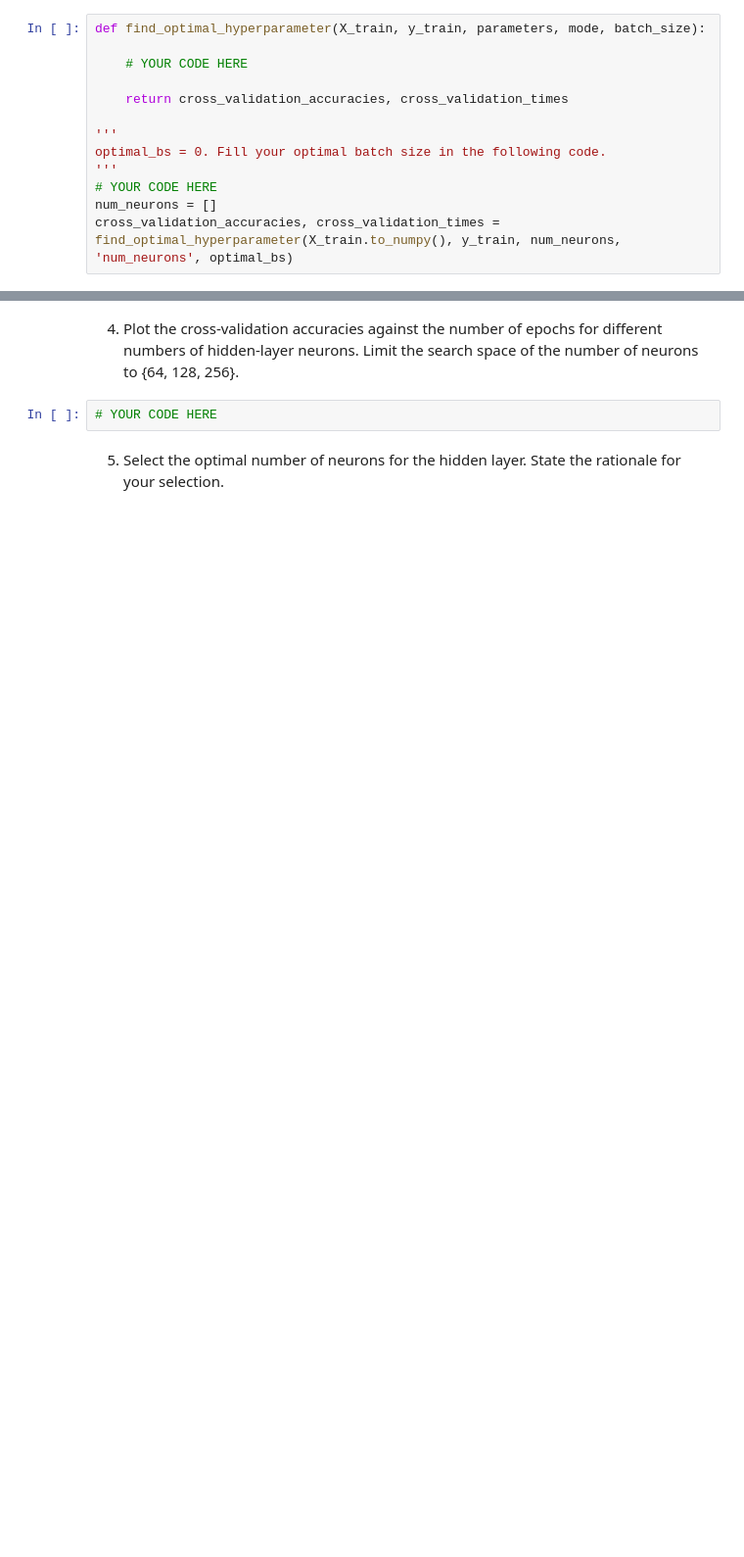
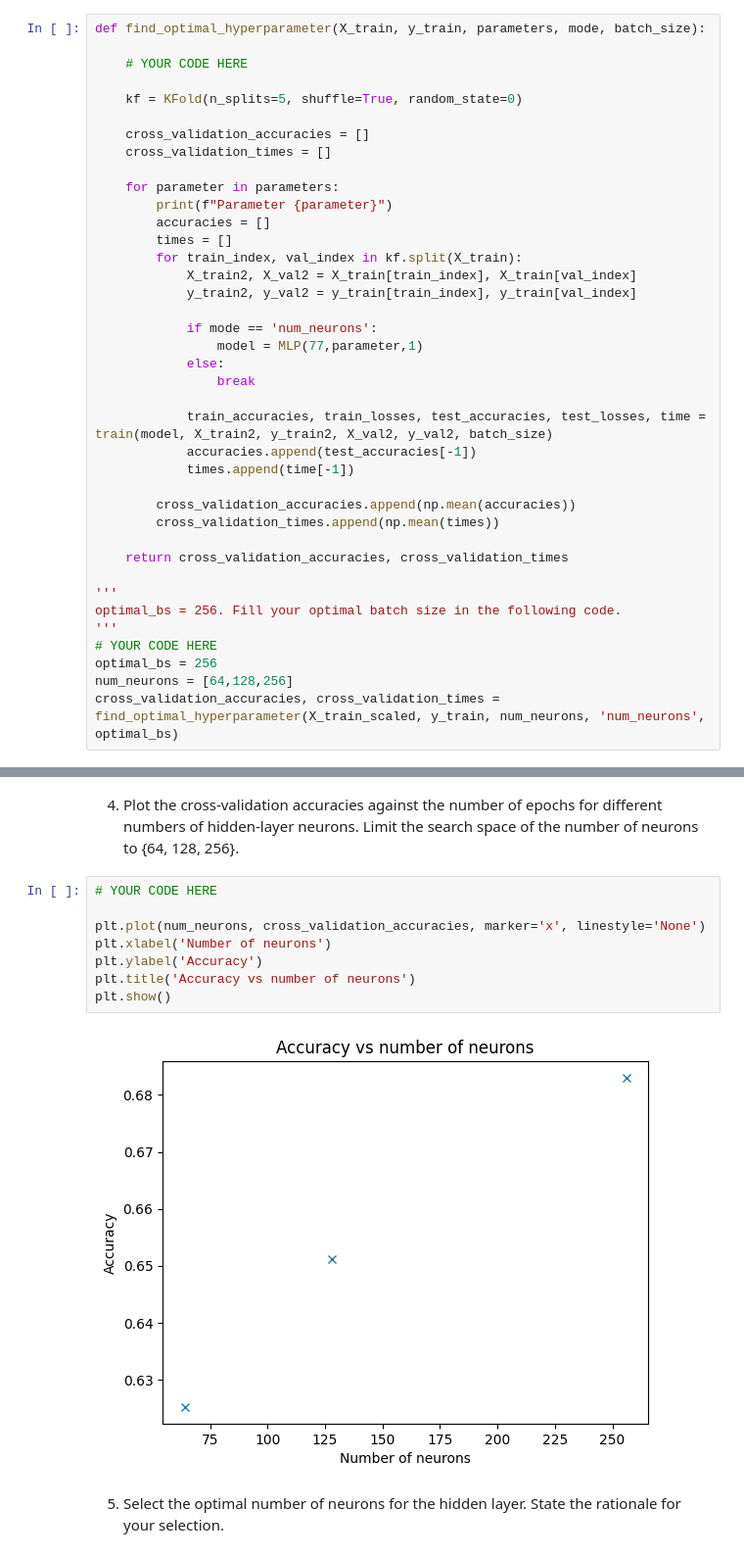
Before and after one commit to advaitbd/SC4001-Assignment, a Jupyter notebook: PartA_3.ipynb, the cells around one changed output, grey strips where cells are left out. Shown at 98% size. Cells and saved outputs as stored; diff of their text form; blank space fills up the shorter version.

```diff
--- a/PartA_3.ipynb
+++ b/PartA_3.ipynb
@@ -58,11 +152,37 @@ def find_optimal_hyperparameter(X_train, y_train, parameters, mode, batch_size):
 
     # YOUR CODE HERE
 
+    kf = KFold(n_splits=5, shuffle=True, random_state=0)
+
+    cross_validation_accuracies = []
+    cross_validation_times = []
+
+    for parameter in parameters:
+        print(f"Parameter {parameter}")
+        accuracies = []
+        times = []
+        for train_index, val_index in kf.split(X_train):
+            X_train2, X_val2 = X_train[train_index], X_train[val_index]
+            y_train2, y_val2 = y_train[train_index], y_train[val_index]
+
+            if mode == 'num_neurons':
+                model = MLP(77,parameter,1)
+            else:
+                break
+
+            train_accuracies, train_losses, test_accuracies, test_losses, time = train(model, X_train2, y_train2, X_val2, y_val2, batch_size)
+            accuracies.append(test_accuracies[-1])
+            times.append(time[-1])
+
+        cross_validation_accuracies.append(np.mean(accuracies))
+        cross_validation_times.append(np.mean(times))
+
     return cross_validation_accuracies, cross_validation_times
 
 '''
-optimal_bs = 0. Fill your optimal batch size in the following code.
+optimal_bs = 256. Fill your optimal batch size in the following code.
 '''
 # YOUR CODE HERE
-num_neurons = []
-cross_validation_accuracies, cross_validation_times = find_optimal_hyperparameter(X_train.to_numpy(), y_train, num_neurons, 'num_neurons', optimal_bs)
+optimal_bs = 256
+num_neurons = [64,128,256]
+cross_validation_accuracies, cross_validation_times = find_optimal_hyperparameter(X_train_scaled, y_train, num_neurons, 'num_neurons', optimal_bs)
@@ -70,6 +208,14 @@ cross_validation_accuracies, cross_validation_times = find_optimal_hyperparamete
 4. Plot the cross-validation accuracies against the number of epochs for different numbers of hidden-layer neurons. Limit the search space of the number of neurons to {64, 128, 256}.
 # %%
 # YOUR CODE HERE
+
+plt.plot(num_neurons, cross_validation_accuracies, marker='x', linestyle='None')
+plt.xlabel('Number of neurons')
+plt.ylabel('Accuracy')
+plt.title('Accuracy vs number of neurons')
+plt.show()
+# %% [output]
+[figure, added]
 # %% [markdown]
 5. Select the optimal number of neurons for the hidden layer. State the rationale for your selection.
 # %%
```
Also changed, not shown: parts of 6 cells of this notebook, 9 other files.
